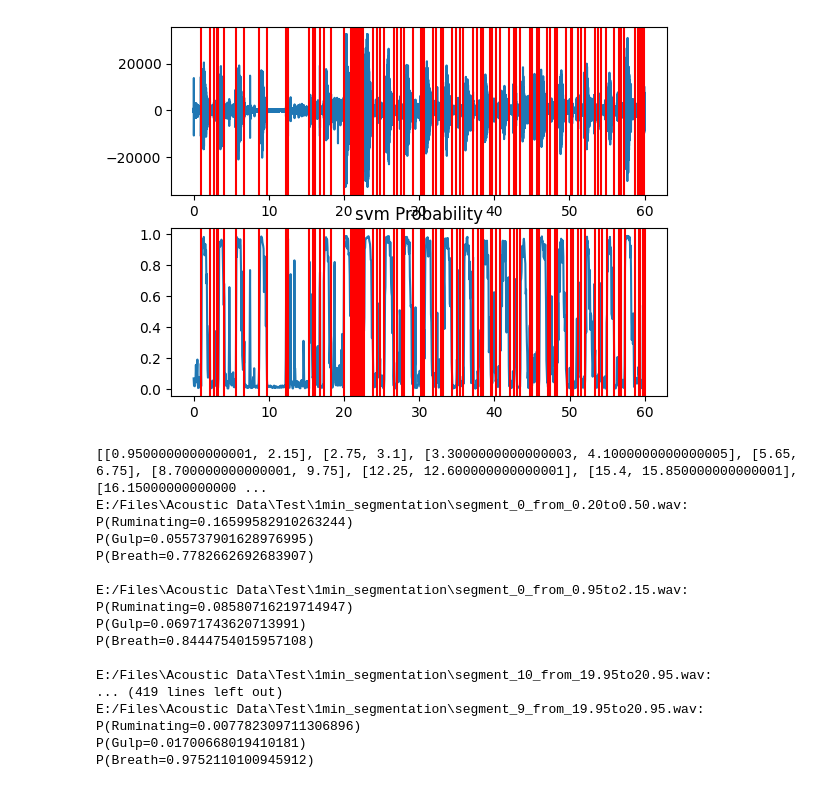
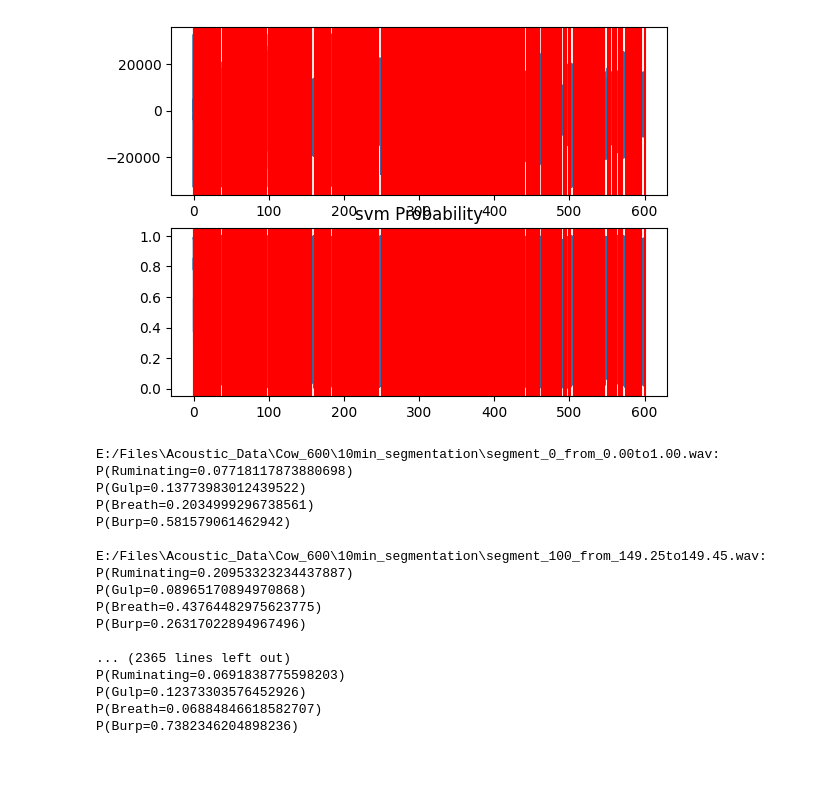
Before and after one commit to wuxiaohui9707/Cow-Audio-Detection, a Jupyter notebook: Voice_Activity_Detection.ipynb, the cells around one changed output. Drawn from its saved outputs; the diff is of its cells as text; code cells hidden in the pictures.

```diff
--- a/Voice_Activity_Detection.ipynb
+++ b/Voice_Activity_Detection.ipynb
@@ -1,27 +1,27 @@
 # %%
 from utils import Detection_and_Classification as dc
 import os
 
-audio_file = os.path.join('E:/Files', 'Acoustic Data','Test','1min.wav')
-output_folder = os.path.join('E:/Files', 'Acoustic Data','Test','1min_segmentation')
-model_name, model_type = "svm_Ruminating_Gulp_Breath","svm_rbf"
+audio_file = os.path.join('E:/Files', 'Acoustic_Data','Cow_600','10min.wav')
+output_folder = os.path.join('E:/Files', 'Acoustic_Data','Cow_600','10min_segmentation')
+model_name, model_type = "svm_Ruminating_Gulp_Breath_Burp","svm_rbf"
 dc.detection_and_classification(audio_file,output_folder,model_name,model_type,0.1,0.05)
 # %% [output]
-[figure, old version]
+[figure, new version]
-[[0.9500000000000001, 2.15], [2.75, 3.1], [3.3000000000000003, 4.1000000000000005], [5.65, 6.75], [8.700000000000001, 9.75], [12.25, 12.600000000000001], [15.4, 15.850000000000001], [16.15000000000000 ...
-E:/Files\Acoustic Data\Test\1min_segmentation\segment_0_from_0.20to0.50.wav:
-P(Ruminating=0.16599582910263244)
-P(Gulp=0.055737901628976995)
-P(Breath=0.7782662692683907)
+E:/Files\Acoustic_Data\Cow_600\10min_segmentation\segment_0_from_0.00to1.00.wav:
+P(Ruminating=0.07718117873880698)
+P(Gulp=0.13773983012439522)
+P(Breath=0.2034999296738561)
+P(Burp=0.581579061462942)
 
-E:/Files\Acoustic Data\Test\1min_segmentation\segment_0_from_0.95to2.15.wav:
-P(Ruminating=0.08580716219714947)
-P(Gulp=0.06971743620713991)
-P(Breath=0.8444754015957108)
+E:/Files\Acoustic_Data\Cow_600\10min_segmentation\segment_100_from_149.25to149.45.wav:
+P(Ruminating=0.20953323234437887)
+P(Gulp=0.08965170894970868)
+P(Breath=0.43764482975623775)
+P(Burp=0.26317022894967496)
 
-E:/Files\Acoustic Data\Test\1min_segmentation\segment_10_from_19.95to20.95.wav:
-... (419 lines left out)
-E:/Files\Acoustic Data\Test\1min_segmentation\segment_9_from_19.95to20.95.wav:
-P(Ruminating=0.007782309711306896)
-P(Gulp=0.01700668019410181)
-P(Breath=0.9752110100945912)
+... (2365 lines left out)
+P(Ruminating=0.0691838775598203)
+P(Gulp=0.12373303576452926)
+P(Breath=0.06884846618582707)
+P(Burp=0.7382346204898236)
```
Also changed, not shown: 6 other files.
